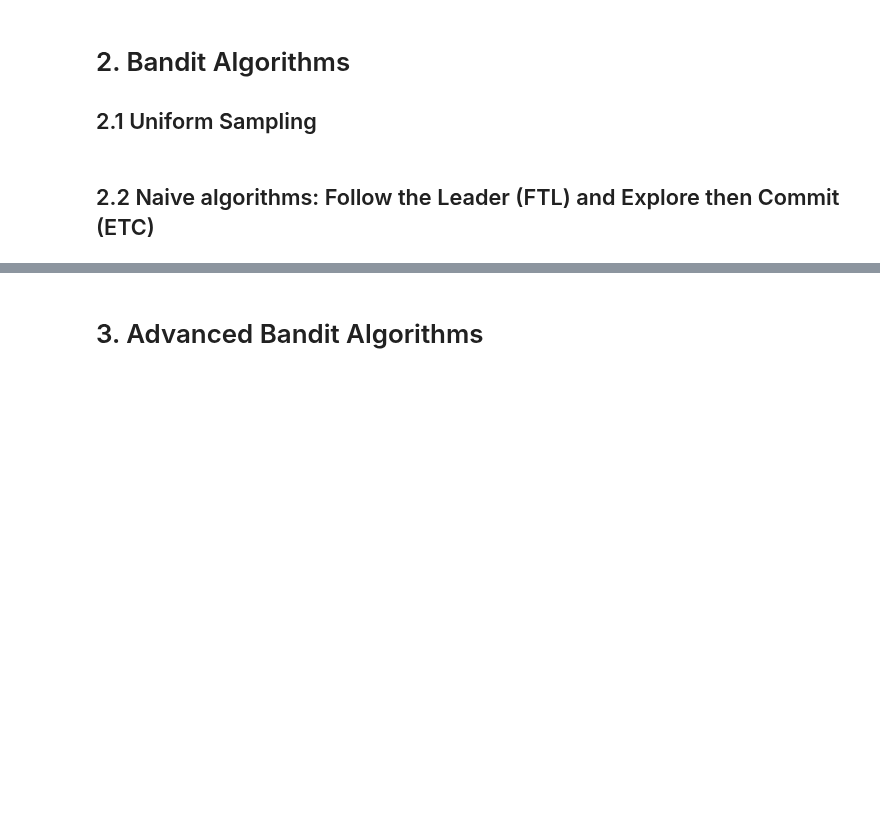
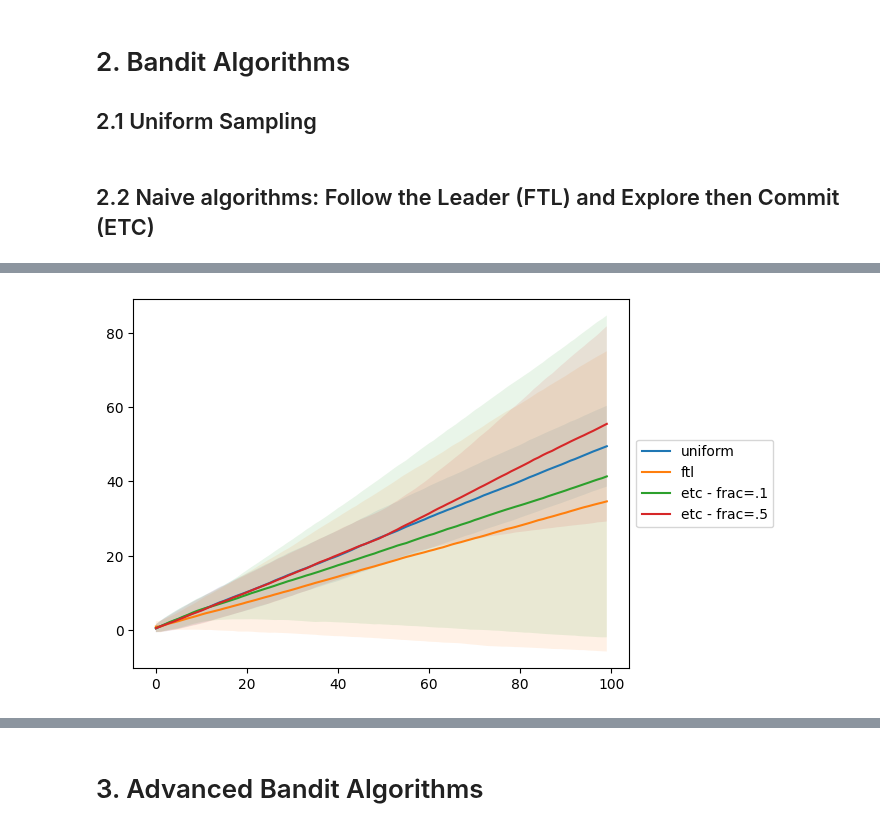
Before and after one commit to Debabrota-Basu/debabrota-basu.github.io, a Jupyter notebook: teaching_materials/sdm_23_24/SDM_practical_1_Bandits.ipynb, the cells around one changed output, grey strips where cells are left out. Cells and saved outputs as stored; diff of their text form; code cells hidden in the pictures; blank space fills up the shorter version.

```diff
--- a/teaching_materials/sdm_23_24/SDM_practical_1_Bandits.ipynb
+++ b/teaching_materials/sdm_23_24/SDM_practical_1_Bandits.ipynb
@@ -191,8 +249,30 @@ Text(0, 0.5, 'Cumulative Regret')
+# %%
+def simulate(mab, algo, timesteps_per_repet, repetitions, **kwargs):
+    cum_regrets = np.zeros((repetitions, timesteps_per_repet))
+    for rep in range(repetitions):
+        exp = algo(mab, **kwargs)
+        exp.sampling(timesteps_per_repet)
+        cum_regrets[rep] = cumul_regret(exp.regrets)
+    return cum_regrets
 # %%
 # MAB problem
-mab = MAB([BernoulliArm(p=0.2), BernoulliArm(p=0.4), BernoulliArm(p=0.5)])
+mab = MAB([GaussianArm(mean=0., var=2.),
+           GaussianArm(mean=1., var=.5),
+           BernoulliArm(p=.5)])
 # Experimental Setup
 repetitions = 1000
 timesteps_per_repet = 100
-cum_regrets = np.zeros((repetitions, timesteps_per_repet))
-# TODO
+# %%
+uni_cum_regrets = simulate(mab, UniformSamplingAlgo, timesteps_per_repet, repetitions)
+ftc_cum_regrets = simulate(mab, FollowTheLeader, timesteps_per_repet, repetitions)
+etc_cum_regrets1 = simulate(mab, ExploreThenCommit, timesteps_per_repet, repetitions, explore_fraction=0.1)
+etc_cum_regrets2 = simulate(mab, ExploreThenCommit, timesteps_per_repet, repetitions, explore_fraction=0.5)
+# %%
+plot_mean_std_cumul_regret(uni_cum_regrets, 'uniform')
+plot_mean_std_cumul_regret(ftc_cum_regrets, 'ftl')
+plot_mean_std_cumul_regret(etc_cum_regrets1, 'etc - frac=.1')
+plot_mean_std_cumul_regret(etc_cum_regrets2, 'etc - frac=.5')
+plt.legend(loc='center left', bbox_to_anchor=(1, 0.5))
+plt.show()
+# %% [output]
+[figure, added]
```
Also changed, not shown: parts of 13 cells of this notebook.
